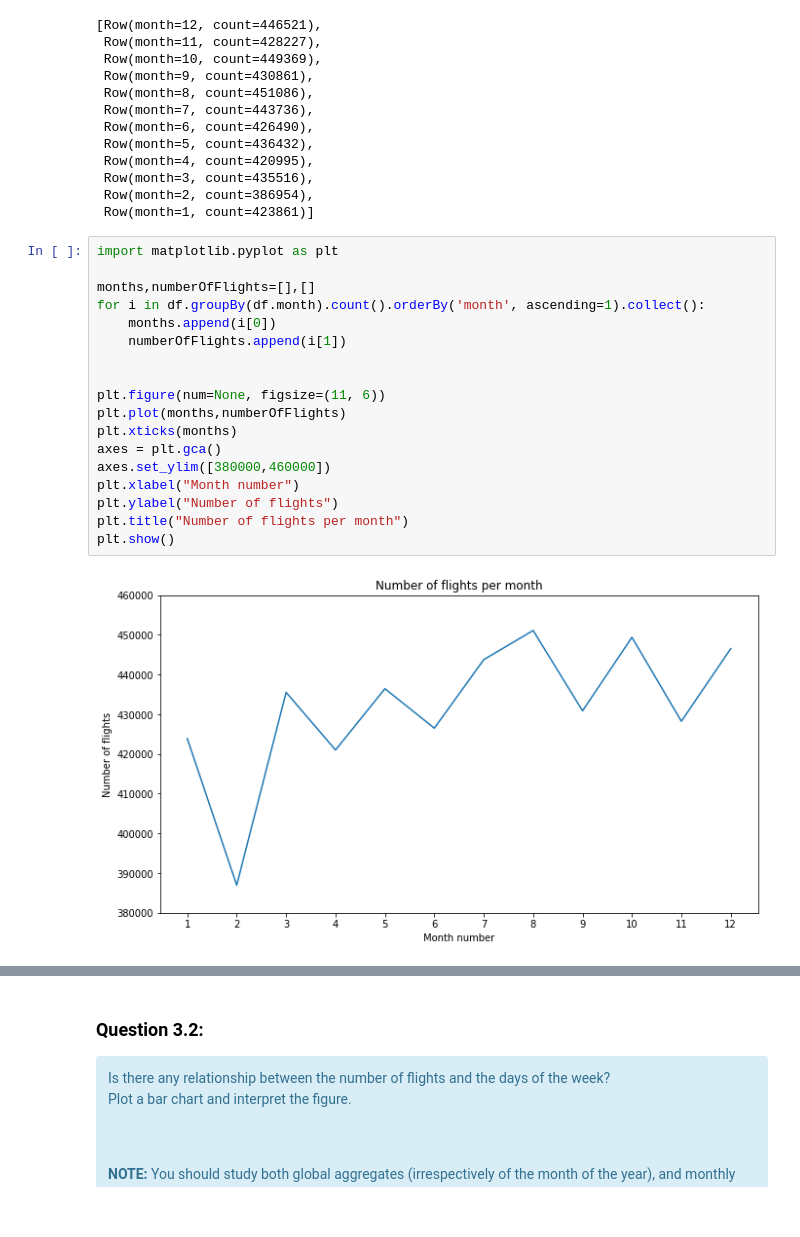
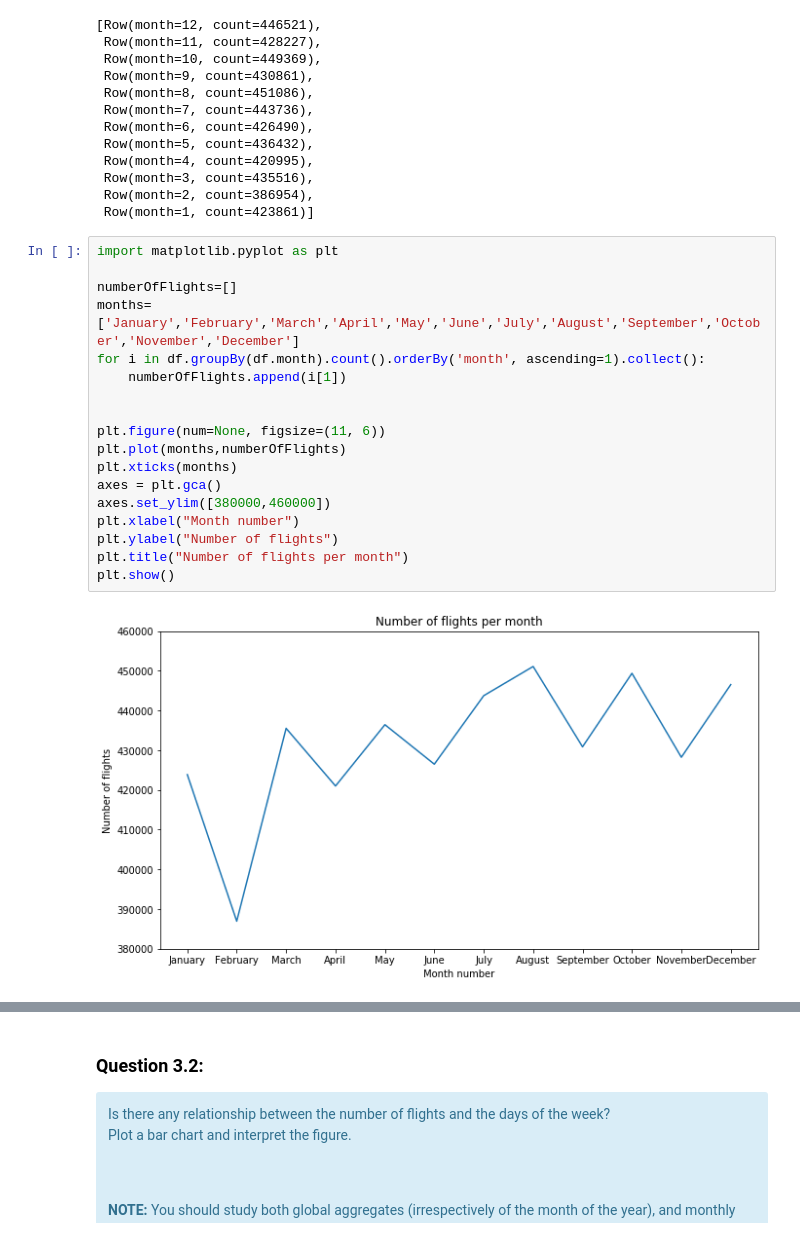
Before and after one commit to firas34/cloudLab2, a Jupyter notebook: SPARSQL.ipynb, the cells around one changed output, grey strips where cells are left out. Saved outputs shown, nothing was run; the diff lists cells and outputs as text.

```diff
--- a/SPARSQL.ipynb
+++ b/SPARSQL.ipynb
@@ -456,20 +456,20 @@ Number of flights per month:
 # %%
 import matplotlib.pyplot as plt
 
-months,numberOfFlights=[],[]
+numberOfFlights=[]
+months=['January','February','March','April','May','June','July','August','September','October','November','December']
 for i in df.groupBy(df.month).count().orderBy('month', ascending=1).collect():
-    months.append(i[0])
     numberOfFlights.append(i[1])
 
 
 plt.figure(num=None, figsize=(11, 6))
 plt.plot(months,numberOfFlights)
 plt.xticks(months)
 axes = plt.gca()
 axes.set_ylim([380000,460000])
 plt.xlabel("Month number")
 plt.ylabel("Number of flights")
 plt.title("Number of flights per month")
 plt.show()
 # %% [output]
-[figure, old version]
+[figure, new version]
```
Also changed, not shown: parts of 20 cells of this notebook.
